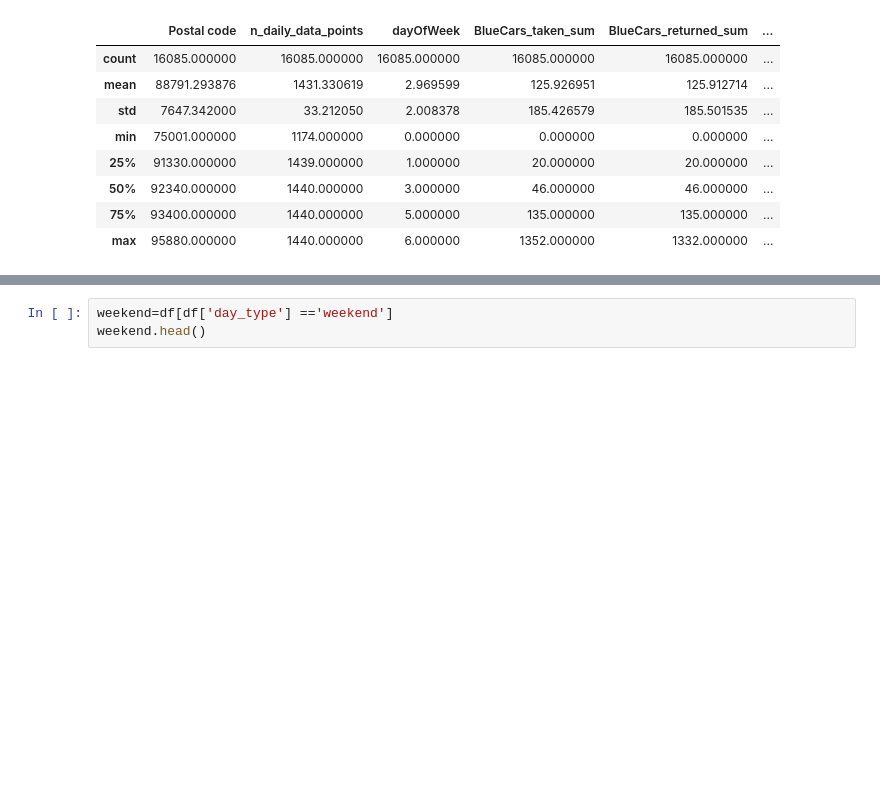
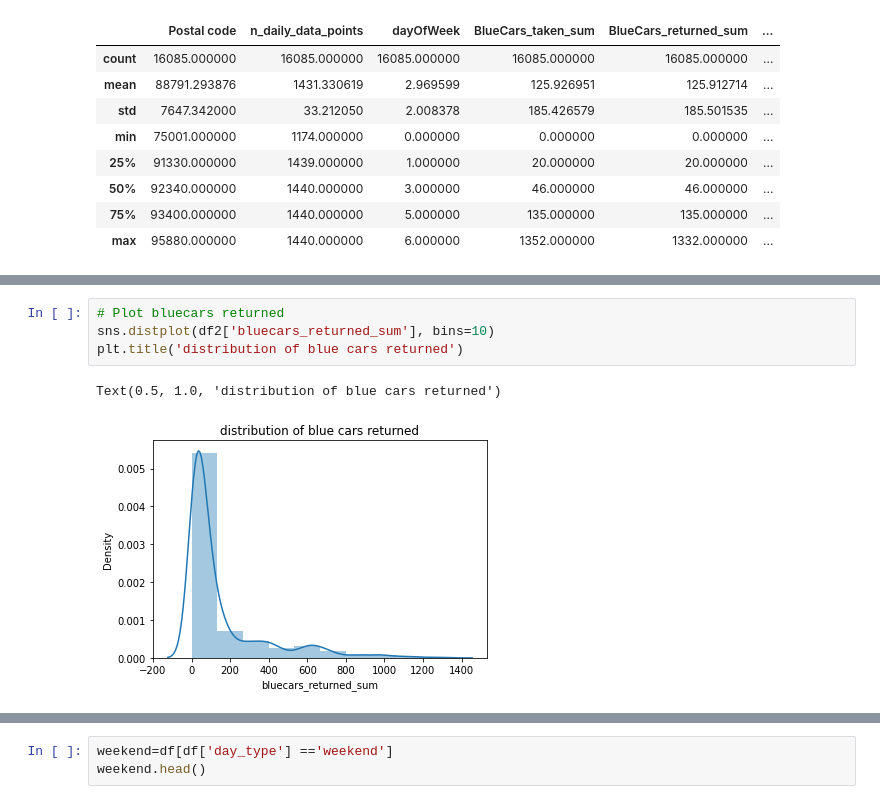
Before and after one commit to felicitymueni/Felicity-musau-Independent-project, a Jupyter notebook: HYPOTHESIS_TESTING_REVISIT.ipynb, the cells around one changed output, grey strips where cells are left out. Cells and saved outputs as stored; diff of their text form; blank space fills up the shorter version.

```diff
--- a/HYPOTHESIS_TESTING_REVISIT.ipynb
+++ b/HYPOTHESIS_TESTING_REVISIT.ipynb
@@ -74,0 +274,7 @@ sns.pairplot(df, vars = col_names, hue='day_type')
+# %%
+# Plot bluecars returned
+sns.distplot(df2['bluecars_returned_sum'], bins=10)
+plt.title('distribution of blue cars returned')
+# %% [output]
+Text(0.5, 1.0, 'distribution of blue cars returned')
+[figure, added]
```
Also changed, not shown: parts of 34 cells of this notebook.
